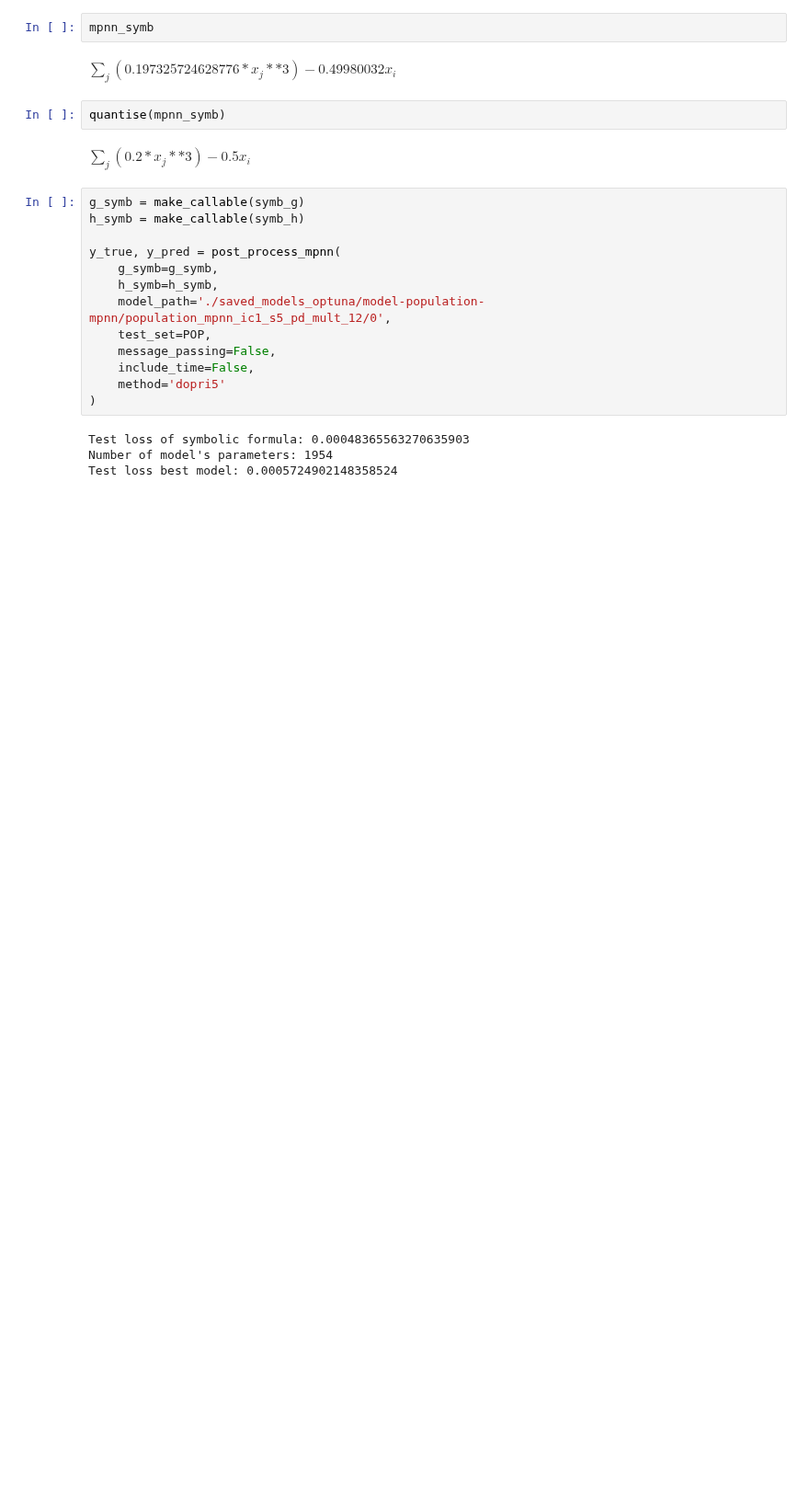
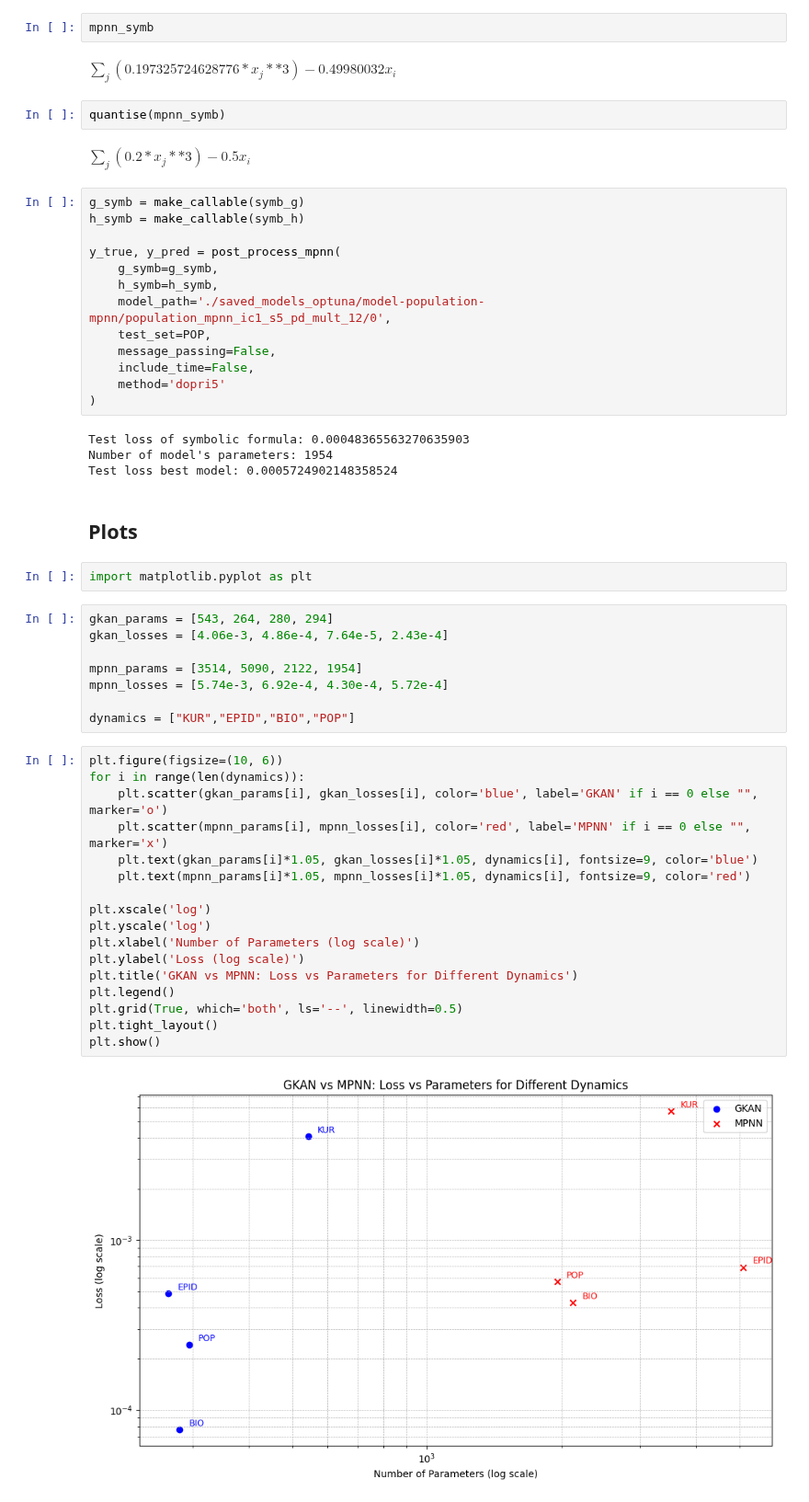
Before and after one commit to riccardocappi/Kan-for-Interpretable-Graph-Dynamics, a Jupyter notebook: post_processing_mpnn.ipynb, the cells around one changed output. Shown at 92% size. Cells and saved outputs as stored; diff of their text form; blank space fills up the shorter version.

Commit message:
- Fixed top-down-fitting - Implemented SNR - Some plots

```diff
--- a/post_processing_mpnn.ipynb
+++ b/post_processing_mpnn.ipynb
@@ -1162,3 +1162,34 @@ y_true, y_pred = post_process_mpnn(
 Test loss of symbolic formula: 0.00048365563270635903
 Number of model's parameters: 1954
 Test loss best model: 0.0005724902148358524
+# %% [markdown]
+## Plots
+# %%
+import matplotlib.pyplot as plt
+# %%
+gkan_params = [543, 264, 280, 294]
+gkan_losses = [4.06e-3, 4.86e-4, 7.64e-5, 2.43e-4]
+
+mpnn_params = [3514, 5090, 2122, 1954]
+mpnn_losses = [5.74e-3, 6.92e-4, 4.30e-4, 5.72e-4]
+
+dynamics = ["KUR","EPID","BIO","POP"]
+# %%
+plt.figure(figsize=(10, 6))
+for i in range(len(dynamics)):
+    plt.scatter(gkan_params[i], gkan_losses[i], color='blue', label='GKAN' if i == 0 else "", marker='o')
+    plt.scatter(mpnn_params[i], mpnn_losses[i], color='red', label='MPNN' if i == 0 else "", marker='x')
+    plt.text(gkan_params[i]*1.05, gkan_losses[i]*1.05, dynamics[i], fontsize=9, color='blue')
+    plt.text(mpnn_params[i]*1.05, mpnn_losses[i]*1.05, dynamics[i], fontsize=9, color='red')
+
+plt.xscale('log')
+plt.yscale('log')
+plt.xlabel('Number of Parameters (log scale)')
+plt.ylabel('Loss (log scale)')
+plt.title('GKAN vs MPNN: Loss vs Parameters for Different Dynamics')
+plt.legend()
+plt.grid(True, which='both', ls='--', linewidth=0.5)
+plt.tight_layout()
+plt.show()
+# %% [output]
+[figure, added]
```
Also changed, not shown: 16 other files.
